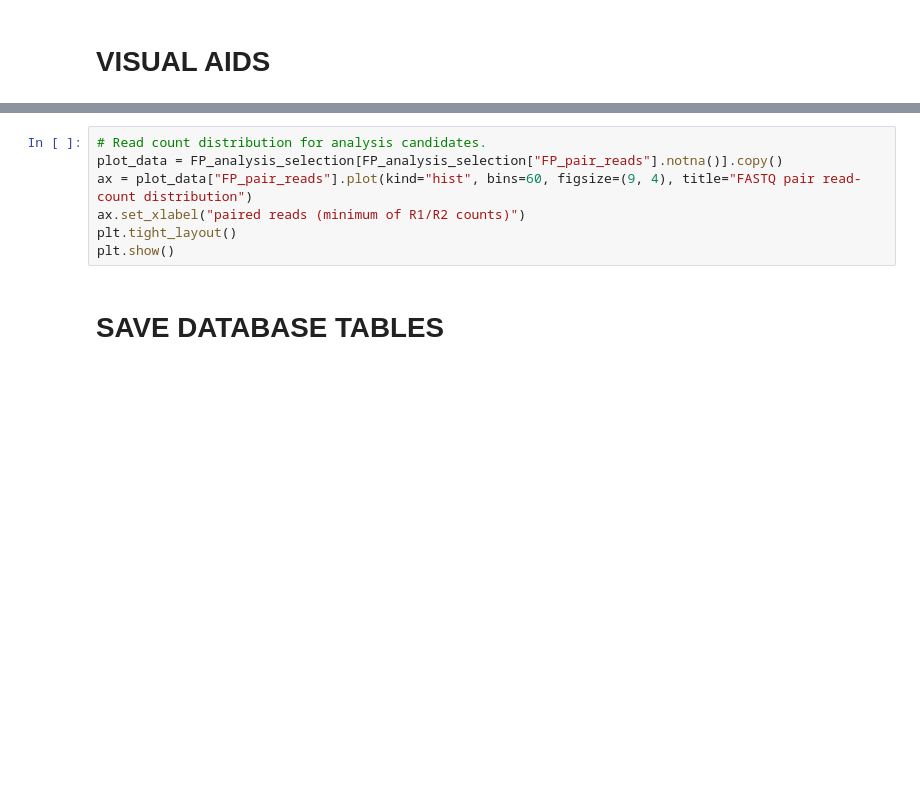
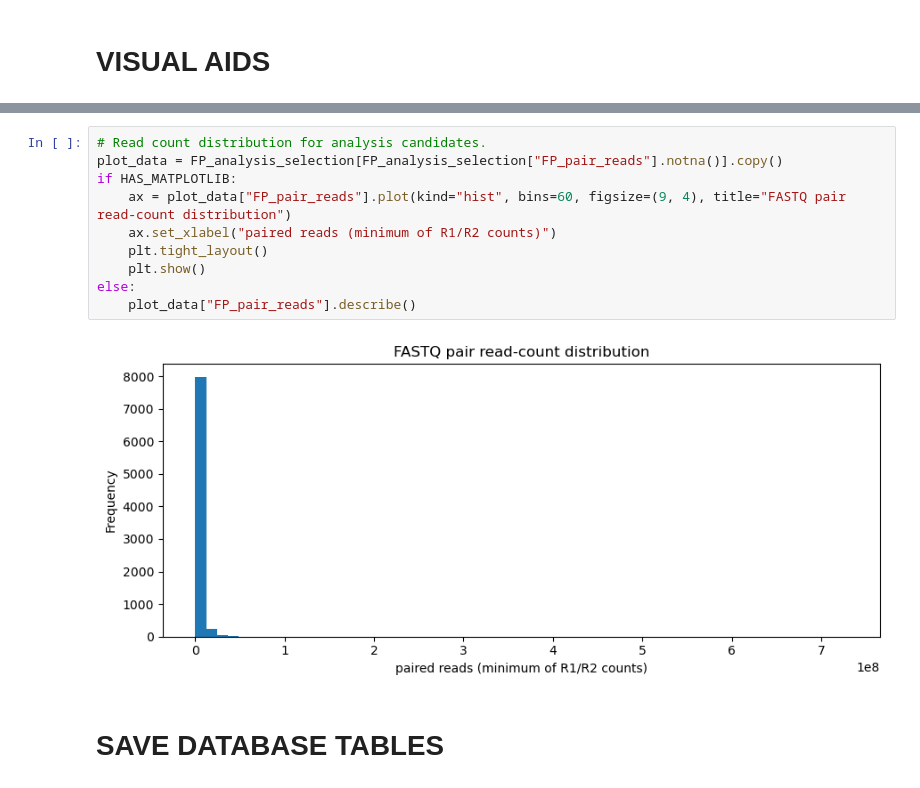
Before and after one commit to lauramilena3/MATRIX_METADATA, a Jupyter notebook: MICROBIOMICS/NOTEBOOKS/database_creation.ipynb, the cells around one changed output, grey strips where cells are left out. Cells and saved outputs as stored; diff of their text form; blank space fills up the shorter version.

```diff
--- a/MICROBIOMICS/NOTEBOOKS/database_creation.ipynb
+++ b/MICROBIOMICS/NOTEBOOKS/database_creation.ipynb
@@ -599,10 +724,15 @@ rerun_summary
 # %%
 # Read count distribution for analysis candidates.
 plot_data = FP_analysis_selection[FP_analysis_selection["FP_pair_reads"].notna()].copy()
-ax = plot_data["FP_pair_reads"].plot(kind="hist", bins=60, figsize=(9, 4), title="FASTQ pair read-count distribution")
-ax.set_xlabel("paired reads (minimum of R1/R2 counts)")
-plt.tight_layout()
-plt.show()
+if HAS_MATPLOTLIB:
+    ax = plot_data["FP_pair_reads"].plot(kind="hist", bins=60, figsize=(9, 4), title="FASTQ pair read-count distribution")
+    ax.set_xlabel("paired reads (minimum of R1/R2 counts)")
+    plt.tight_layout()
+    plt.show()
+else:
+    plot_data["FP_pair_reads"].describe()
+# %% [output]
+[figure, added]
 # %% [markdown]
 # SAVE DATABASE TABLES
 # %%
```
Also changed, not shown: parts of 15 cells of this notebook, 13 other files.
